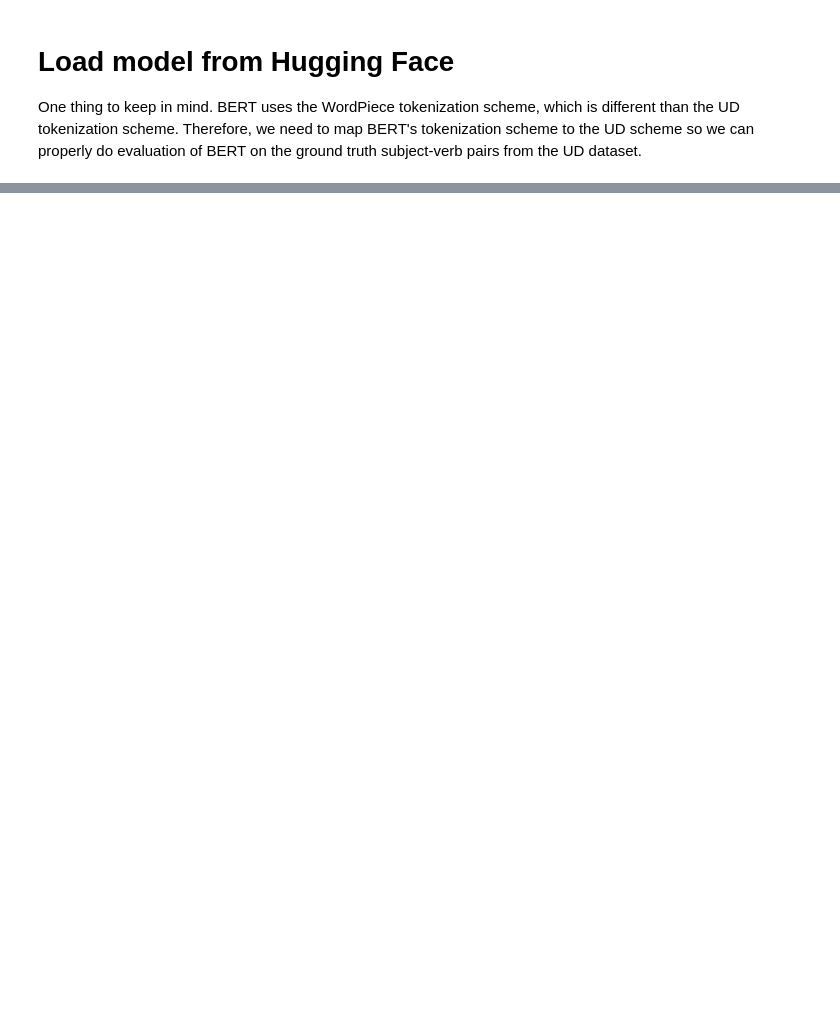
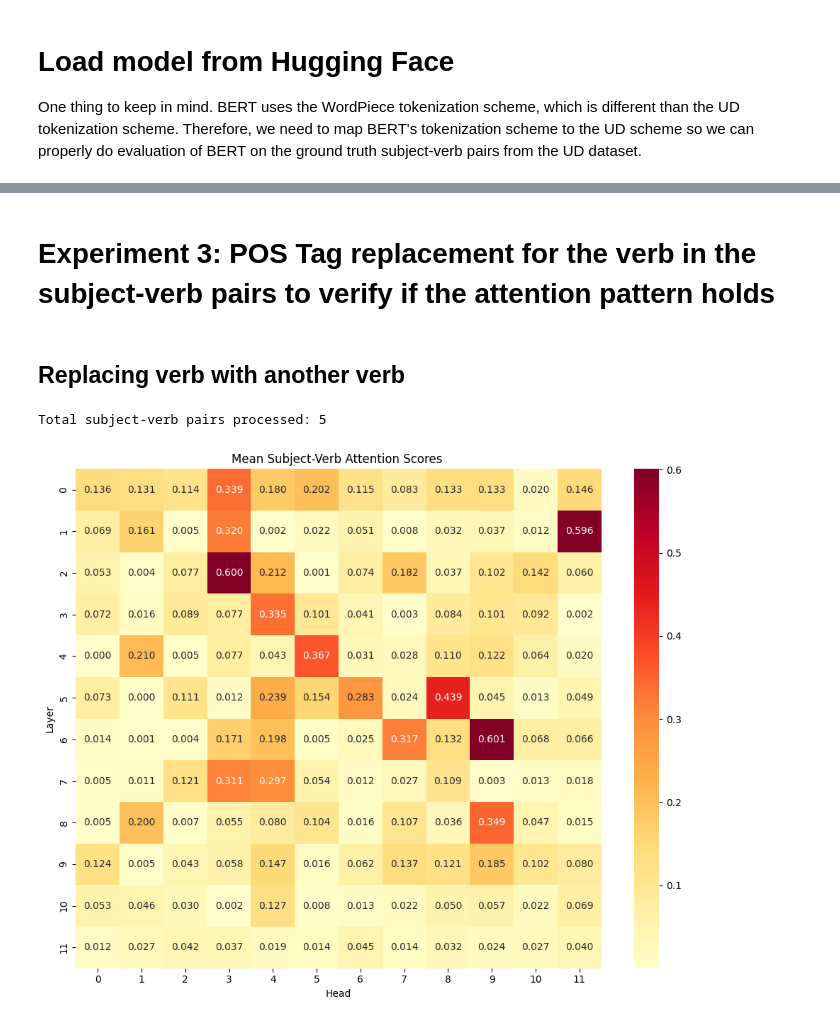
Before and after one commit to vulong2505/attention-visualizer, a Jupyter notebook: subject_verb_attention_analysis.ipynb, the cells around one changed output, grey strips where cells are left out. Cells and saved outputs as stored; diff of their text form; code cells hidden in the pictures; blank space fills up the shorter version.

Commit message:
Added all experiments

```diff
--- a/subject_verb_attention_analysis.ipynb
+++ b/subject_verb_attention_analysis.ipynb
@@ -217,0 +513,56 @@ Head 11: 0.004
+# %% [markdown]
+# Experiment 3: POS Tag replacement for the verb in the subject-verb pairs to verify if the attention pattern holds
+# %% [markdown]
+## Replacing verb with another verb
+# %%
+''' Replace verbs in custom sentence with another verb to verify subject-verb dependency. '''
+custom_sentences_verb_replacement_verb = [
+    {
+        'text': "Bob is heading a company.",
+        'pairs': [(0, 2)]  # Subject: Bob (index 0) & Verb: heading (index 2)
+    },
+    {
+        'text': "I have to verb verbs",
+        'pairs': [(0, 1)]  # Subject: I (index 0) & Verb: have (index 1)
+    },
+    {
+        'text': "Time runs when you're seeking fun",
+        'pairs': [(0, 1), (3, 4)]  # Subject: Time (index 0) & Verb: runs (index 1); Subject: you (index 3) & Verb: seeking (index 4)
+    },
+    {
+        'text': "The truth will let you free",
+        'pairs': [(1, 3)]  # Subject: truth (index 1) & Verb: let (index 3)
+    },
+    {
+        'text': "You need the right to make a right turn",
+        'pairs': [(0, 1)]  # Subject: You (index 0) & Verb: need (index 1)
+    }
+]
+
+# Create a new custom dataset in the format of the UD treebank
+dataset2_verb_replaced_with_verb = []
+for sentence_data in custom_sentences_verb_replacement_verb:
+    # Tokenize the sentence by splitting at whitespaces, which is how the UD treebank does it.
+    tokens = sentence_data['text'].split()
+
+    # Initialize deps as an unlabeled depedency list
+    deps = ['[("N/A", 0)]' for _ in tokens]
+
+    # Add subject-verb dependencies into deps, that's the only thing we're looking for
+    for subj_idx, verb_idx in sentence_data['pairs']:
+        deps[subj_idx] = f'[("nsubj", {verb_idx + 1})]' # verb_idx+1 because the UD treebank uses 1-based indexing
+
+    dataset2_verb_replaced_with_verb.append({
+        'tokens': tokens,
+        'deps': deps
+    })
+
+# Dict structure similar to original dataset, so we access the 'train' set using dataset2_verb_replaced_with_verb['train']
+dataset2_verb_replaced_with_verb = {'train': dataset2_verb_replaced_with_verb}
+
+# dataset2_verb_replaced_with_verb is prepared to be used
+results2_verb_replaced_with_verb = analyze_attention_patterns(dataset2_verb_replaced_with_verb, model, tokenizer, num_samples=5)
+plot_attention_analysis(results2_verb_replaced_with_verb)
+# %% [output]
+Total subject-verb pairs processed: 5
+[figure, added]
```
Also changed, not shown: parts of 26 cells of this notebook.
